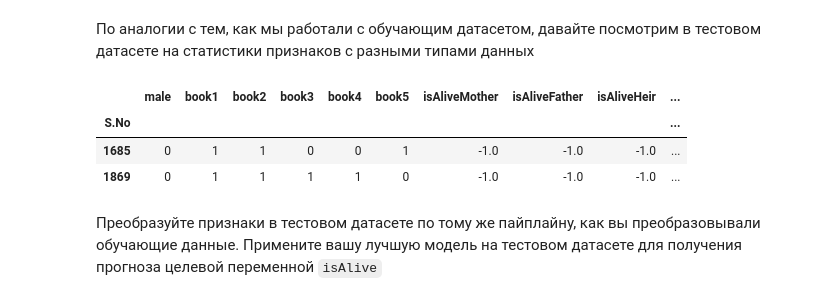
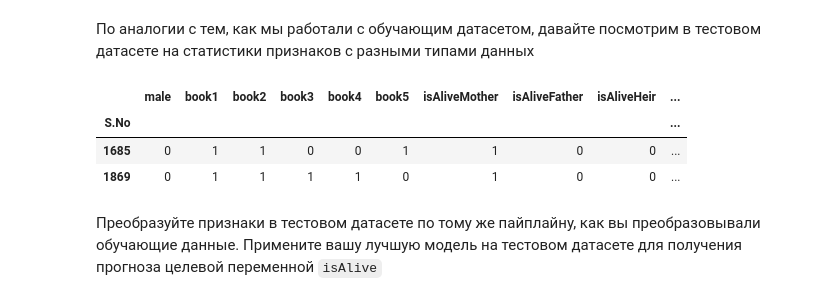
Before and after one commit to VaSiluck/Game_of_thrones_death_analysis, a Jupyter notebook: week_01_ml_intro/Homework/hw_1_game_of_thrones.ipynb, the cells around one changed output. Drawn from its saved outputs; the diff is of its cells as text; code cells hidden in the pictures.

```diff
--- a/week_01_ml_intro/Homework/hw_1_game_of_thrones.ipynb
+++ b/week_01_ml_intro/Homework/hw_1_game_of_thrones.ipynb
@@ -819,0 +985,5 @@ data_test
+# %%
+data_test = pd.read_csv('game_of_thrones_test.csv', index_col='S.No')
+data_test_processed = process_base_features(data_test)
+data_test_processed = process_categorical_features(data_test_processed)
+data_test_processed
@@ -821,11 +1023,11 @@ data_test
 По аналогии с тем, как мы работали с обучающим датасетом, давайте посмотрим в тестовом датасете на статистики признаков с разными типами данных
 # %%
 #Подсказка
-data_test.loc[data_test['age_value']<0] # Находим данные с ошибками в дате рождения и возрасте
+data_test_processed.loc[data_test_processed['age_value']<0] # Находим данные с ошибками в дате рождения и возрасте
 # %% [output]
 |  | male | book1 | book2 | book3 | book4 | book5 | isAliveMother | isAliveFather | isAliveHeir | ... |
 | S.No |  |  |  |  |  |  |  |  |  | ... |
-| 1685 | 0 | 1 | 1 | 0 | 0 | 1 | -1.0 | -1.0 | -1.0 | ... |
-| 1869 | 0 | 1 | 1 | 1 | 1 | 0 | -1.0 | -1.0 | -1.0 | ... |
+| 1685 | 0 | 1 | 1 | 0 | 0 | 1 | 1 | 0 | 0 | ... |
+| 1869 | 0 | 1 | 1 | 1 | 1 | 0 | 1 | 0 | 0 | ... |
 # %%
 #Вы можете аккуратно поправить тестовые данные, воспользовавшись, например следующим кодом:
```
Also changed, not shown: parts of 18 cells of this notebook.
